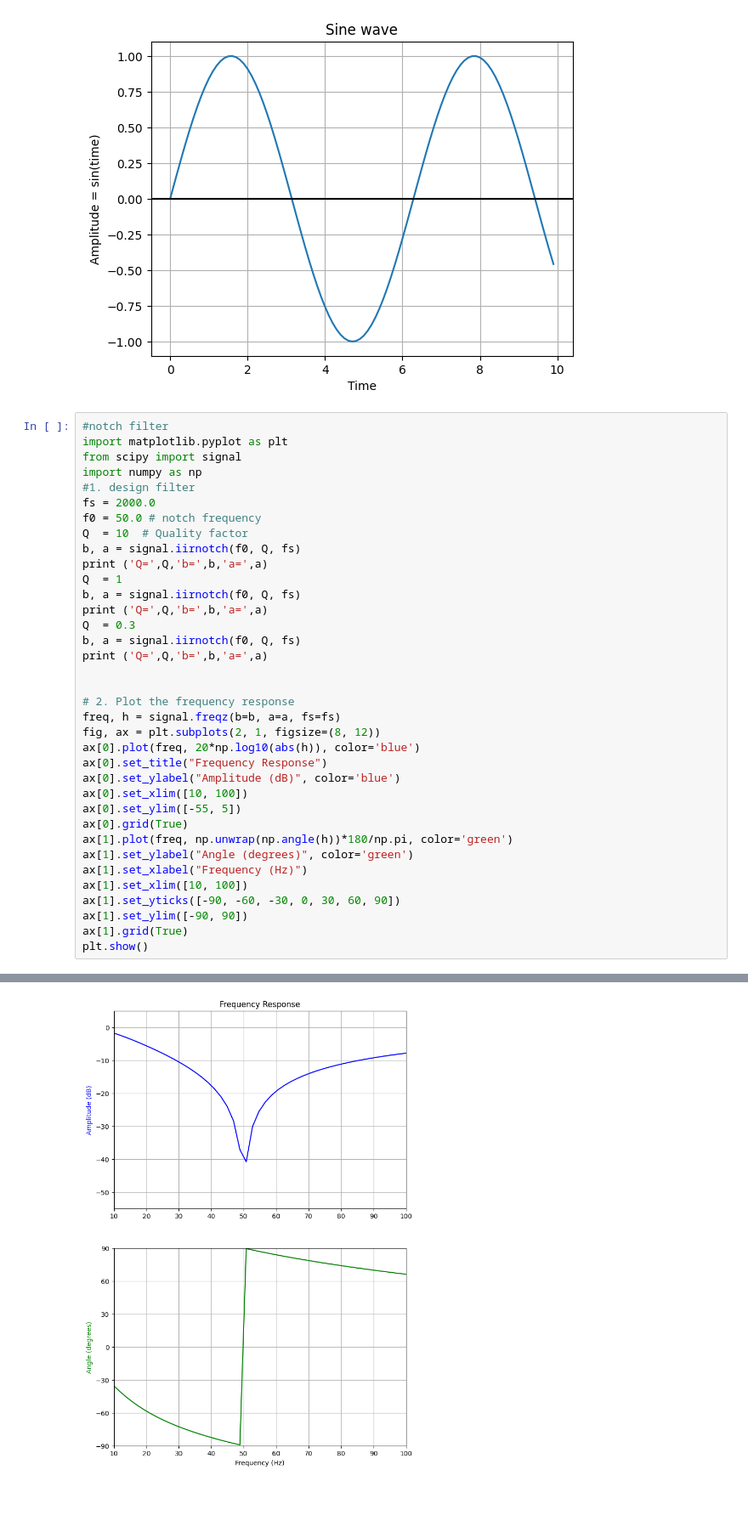
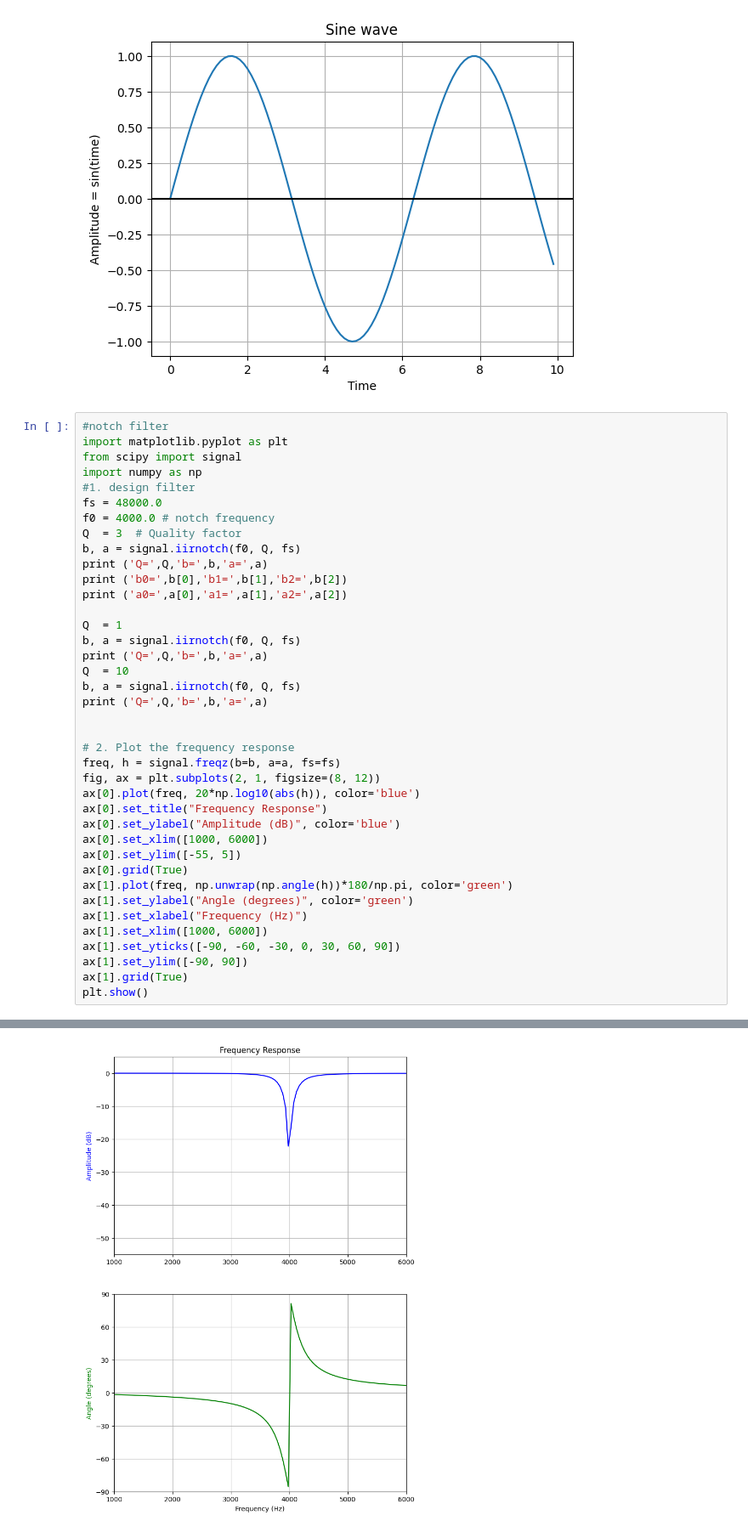
Before and after one commit to mirtcho/motor_control, a Jupyter notebook: jupyter/Untitled.ipynb, the cells around one changed output, grey strips where cells are left out. Shown at 85% size. Cells and saved outputs as stored; diff of their text form; blank space fills up the shorter version.

```diff
--- a/jupyter/Untitled.ipynb
+++ b/jupyter/Untitled.ipynb
@@ -29,15 +29,18 @@ import matplotlib.pyplot as plt
 from scipy import signal
 import numpy as np
 #1. design filter
-fs = 2000.0
-f0 = 50.0 # notch frequency
-Q  = 10  # Quality factor
+fs = 48000.0
+f0 = 4000.0 # notch frequency
+Q  = 3  # Quality factor
 b, a = signal.iirnotch(f0, Q, fs)
 print ('Q=',Q,'b=',b,'a=',a)
+print ('b0=',b[0],'b1=',b[1],'b2=',b[2])
+print ('a0=',a[0],'a1=',a[1],'a2=',a[2])
+
 Q  = 1
 b, a = signal.iirnotch(f0, Q, fs)
 print ('Q=',Q,'b=',b,'a=',a)
-Q  = 0.3
+Q  = 10
 b, a = signal.iirnotch(f0, Q, fs)
 print ('Q=',Q,'b=',b,'a=',a)
 
@@ -48,13 +51,13 @@ fig, ax = plt.subplots(2, 1, figsize=(8, 12))
 ax[0].plot(freq, 20*np.log10(abs(h)), color='blue')
 ax[0].set_title("Frequency Response")
 ax[0].set_ylabel("Amplitude (dB)", color='blue')
-ax[0].set_xlim([10, 100])
+ax[0].set_xlim([1000, 6000])
 ax[0].set_ylim([-55, 5])
 ax[0].grid(True)
 ax[1].plot(freq, np.unwrap(np.angle(h))*180/np.pi, color='green')
 ax[1].set_ylabel("Angle (degrees)", color='green')
 ax[1].set_xlabel("Frequency (Hz)")
-ax[1].set_xlim([10, 100])
+ax[1].set_xlim([1000, 6000])
 ax[1].set_yticks([-90, -60, -30, 0, 30, 60, 90])
 ax[1].set_ylim([-90, 90])
 ax[1].grid(True)
@@ -66,4 +71,4 @@ Q= 0.3 b= [ 0.78867513 -1.55793047  0.78867513] a= [ 1.         -1.55793047  0.5
-[figure, old version]
+[figure, new version]
 # %%
 from scipy import signal
 import matplotlib.pyplot as plt
```
Also changed, not shown: parts of 4 cells of this notebook, 5 other files.
